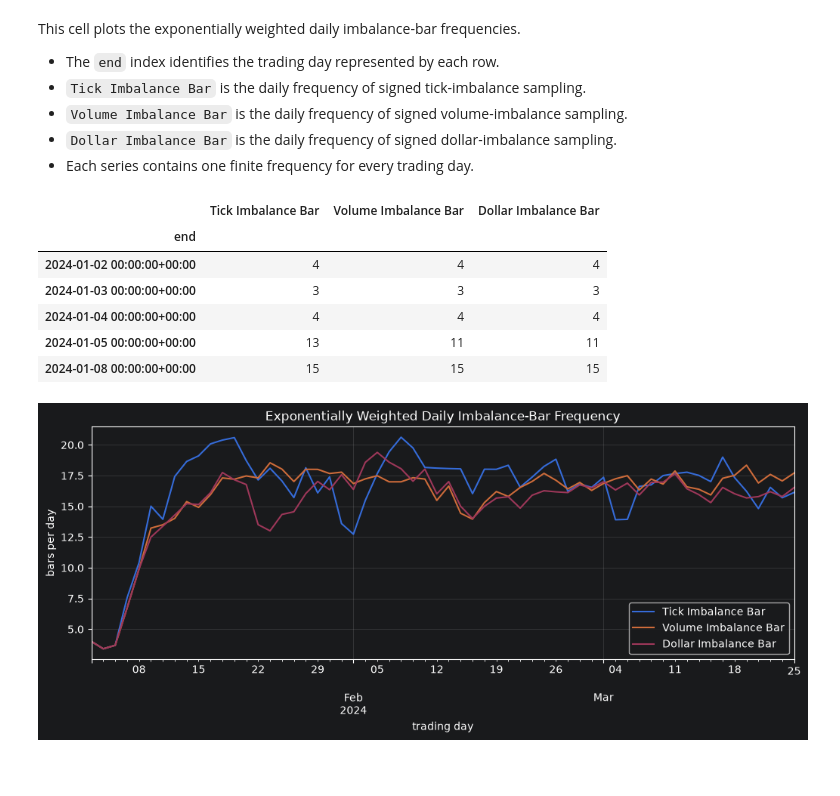
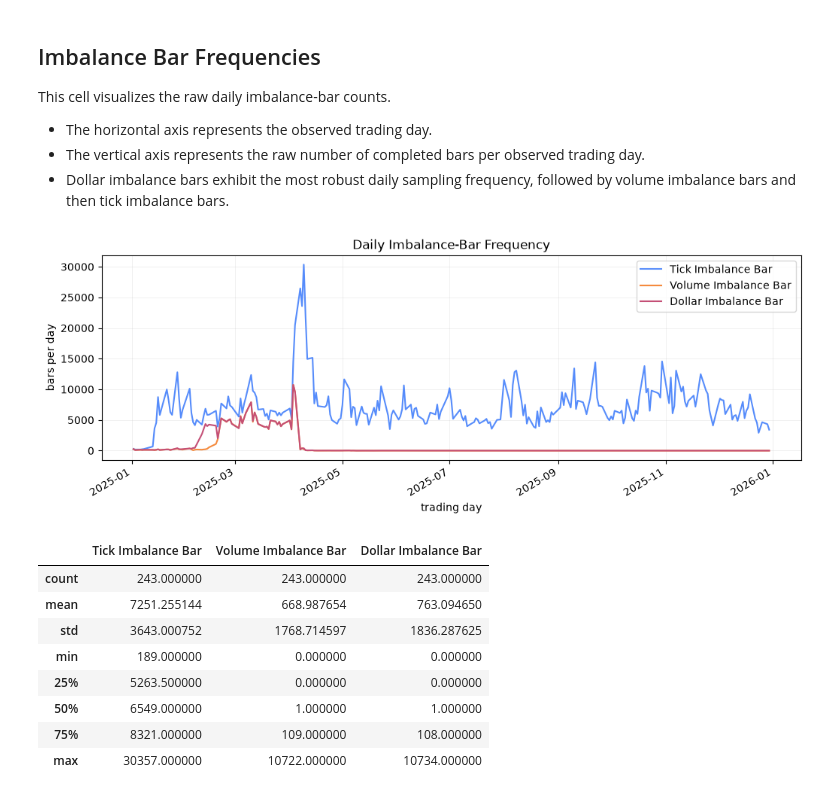
Before and after one commit to kwonjunhyuk9/financial-machine-learning, a Jupyter notebook: notebooks/data_preprocessing/market_structured_bars.ipynb, the cells around one changed output. Saved outputs shown, nothing was run; the diff lists cells and outputs as text; code cells hidden in the pictures; blank space fills up the shorter version.

Commit message:
Refined data preprocessing workflows and removed obsolete modules

```diff
--- a/notebooks/data_preprocessing/market_structured_bars.ipynb
+++ b/notebooks/data_preprocessing/market_structured_bars.ipynb
@@ -83,0 +20,24 @@ num_trades: 6,062
+# %%
+from pathlib import Path
+
+import matplotlib.pyplot as plt
+import pandas as pd
+
+from src.data_preprocessing.market_structured_bars import (
+    get_dollar_bars,
+    get_dollar_imbalance_bars,
+    get_dollar_run_bars,
+    get_tick_bars,
+    get_tick_imbalance_bars,
+    get_tick_run_bars,
+    get_volume_bars,
+    get_volume_imbalance_bars,
+    get_volume_run_bars,
+    save_structured_bar_result,
+)
+
+data_path = Path("../../data/research_data/market/data/aapl_2025-01-01_2025-12-31.parquet")
+feature_dir = data_path.parent.parent / "features"
+symbol_slug, period_slug = data_path.stem.split("_", 1)
+observations = pd.read_parquet(data_path)
+observations.head()
@@ -181,35 +258,41 @@ pd.Series(
 # %% [markdown]
-This cell plots the exponentially weighted daily imbalance-bar frequencies.
-- The `end` index identifies the trading day represented by each row.
-- `Tick Imbalance Bar` is the daily frequency of signed tick-imbalance sampling.
-- `Volume Imbalance Bar` is the daily frequency of signed volume-imbalance sampling.
-- `Dollar Imbalance Bar` is the daily frequency of signed dollar-imbalance sampling.
-- Each series contains one finite frequency for every trading day.
+## Imbalance Bar Frequencies
+
+This cell visualizes the raw daily imbalance-bar counts.
+- The horizontal axis represents the observed trading day.
+- The vertical axis represents the raw number of completed bars per observed trading day.
+- Dollar imbalance bars exhibit the most robust daily sampling frequency, followed by volume imbalance bars and then tick imbalance bars.
 # %%
+trading_days = pd.DatetimeIndex(
+    observations["timestamp"].dt.normalize().drop_duplicates(),
+    name="trading_day",
+)
+
 imbalance_daily_bar_counts = pd.DataFrame(
     {
         name: result.ohlcv.groupby(result.ohlcv.index.normalize()).size()
         for name, result in imbalance_bar_results.items()
     }
-).reindex(trading_days).fillna(0)
-imbalance_daily_bar_counts.index.name = "end"
+).reindex(trading_days).fillna(0).astype(int)
+imbalance_daily_bar_counts.index.name = "trading_day"
 
-ax = imbalance_daily_bar_counts.ewm(span=5, min_periods=1).mean().plot(figsize=(12, 4), lw=1.5)
-ax.set_title("Exponentially Weighted Daily Imbalance-Bar Frequency")
+ax = imbalance_daily_bar_counts.plot(figsize=(12, 4), lw=1.5)
+ax.set_title("Daily Imbalance-Bar Frequency")
 ax.set_xlabel("trading day")
 ax.set_ylabel("bars per day")
 ax.grid(alpha=0.25)
-
-imbalance_daily_bar_counts.head()
+plt.show()
 # %% [output]
+[figure, new version]
 |  | Tick Imbalance Bar | Volume Imbalance Bar | Dollar Imbalance Bar |
-| end |  |  |  |
-| 2024-01-02 00:00:00+00:00 | 4 | 4 | 4 |
-| 2024-01-03 00:00:00+00:00 | 3 | 3 | 3 |
-| 2024-01-04 00:00:00+00:00 | 4 | 4 | 4 |
-| 2024-01-05 00:00:00+00:00 | 13 | 11 | 11 |
-| 2024-01-08 00:00:00+00:00 | 15 | 15 | 15 |
+| count | 243.000000 | 243.000000 | 243.000000 |
+| mean | 7251.255144 | 668.987654 | 763.094650 |
+| std | 3643.000752 | 1768.714597 | 1836.287625 |
+| min | 189.000000 | 0.000000 | 0.000000 |
+| 25% | 5263.500000 | 0.000000 | 0.000000 |
+| 50% | 6549.000000 | 1.000000 | 1.000000 |
+| 75% | 8321.000000 | 109.000000 | 108.000000 |
+| max | 30357.000000 | 10722.000000 | 10734.000000 |
-[figure, old version]
 # %% [markdown]
 ## Run Bars
 
```
Also changed, not shown: parts of 22 cells of this notebook, 21 other files.
